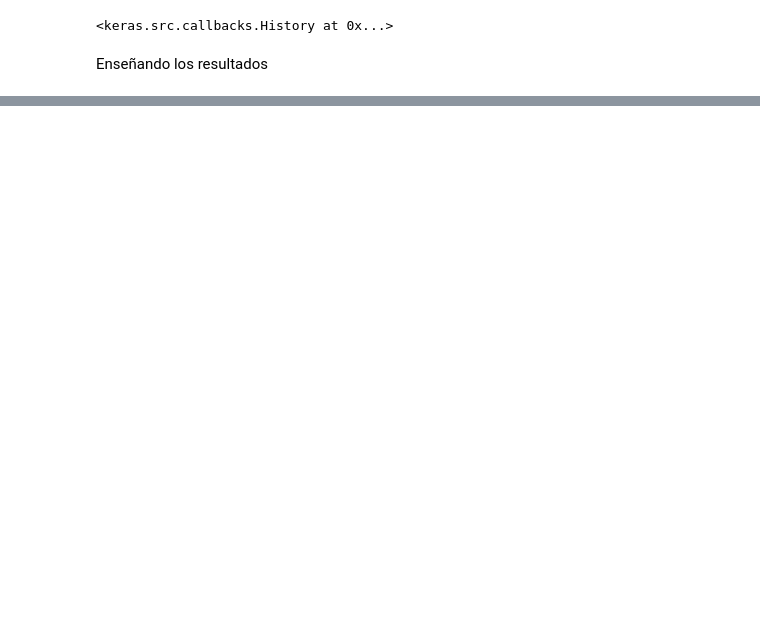
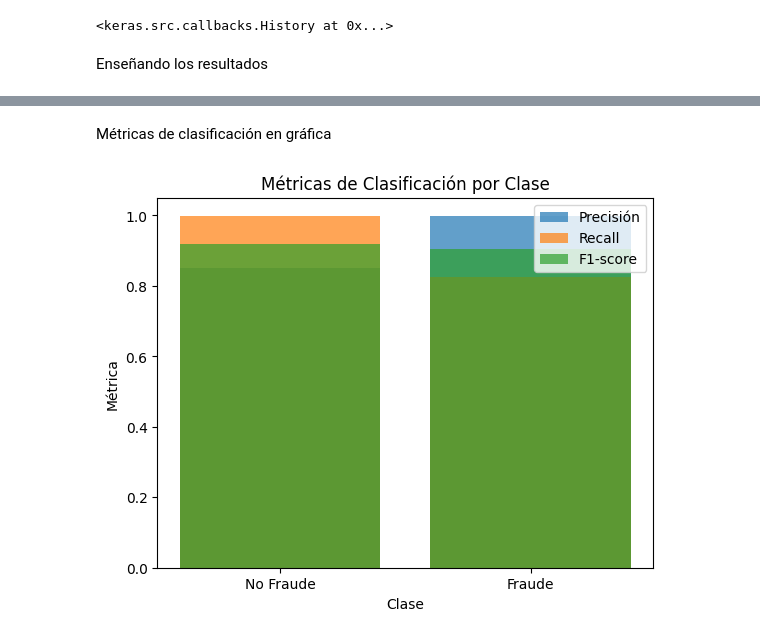
Before and after one commit to Javier19-cmd/ProyectoDeepLearning, a Jupyter notebook: prueba.ipynb, the cells around one changed output, grey strips where cells are left out. Cells and saved outputs as stored; diff of their text form; code cells hidden in the pictures; blank space fills up the shorter version.

Commit message:
agregando gráficos para los resultados

```diff
--- a/prueba.ipynb
+++ b/prueba.ipynb
@@ -289,0 +326,26 @@ weighted avg       0.93      0.92      0.92    113728
+# %% [markdown]
+Métricas de clasificación en gráfica
+# %%
+from sklearn.metrics import precision_recall_fscore_support
+
+# Obtener precision, recall y F1-score para cada clase
+precision, recall, f1, _ = precision_recall_fscore_support(y_test_resampled, y_pred)
+
+# Clases
+classes = ['No Fraude', 'Fraude']
+
+# Crear un gráfico de barras
+plt.bar(classes, precision, label='Precisión', alpha=0.7)
+plt.bar(classes, recall, label='Recall', alpha=0.7)
+plt.bar(classes, f1, label='F1-score', alpha=0.7)
+
+# Añadir etiquetas y leyenda
+plt.xlabel('Clase')
+plt.ylabel('Métrica')
+plt.title('Métricas de Clasificación por Clase')
+plt.legend()
+
+# Mostrar el gráfico
+plt.show()
+# %% [output]
+[figure, added]
```
Also changed, not shown: parts of 8 cells of this notebook.
